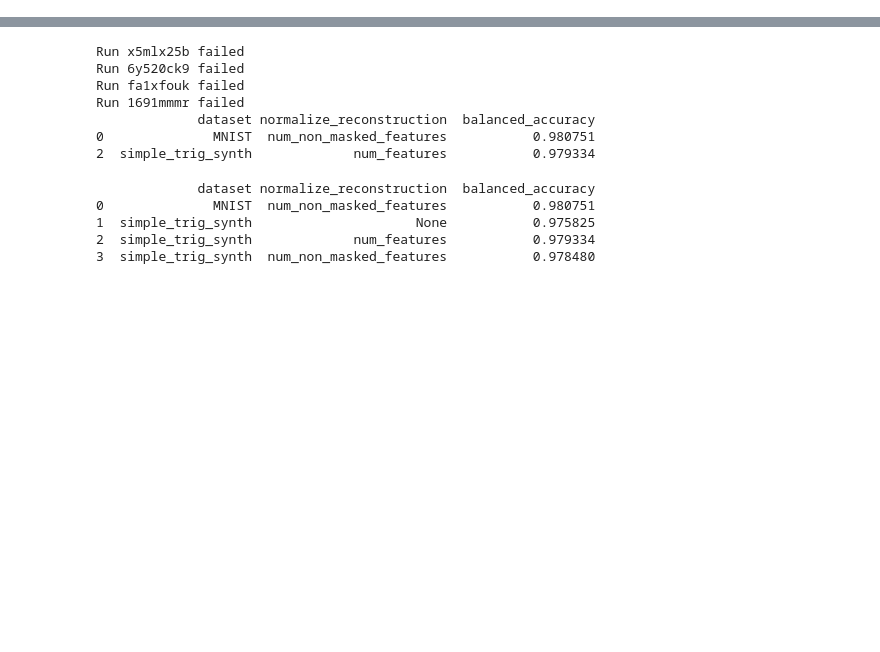
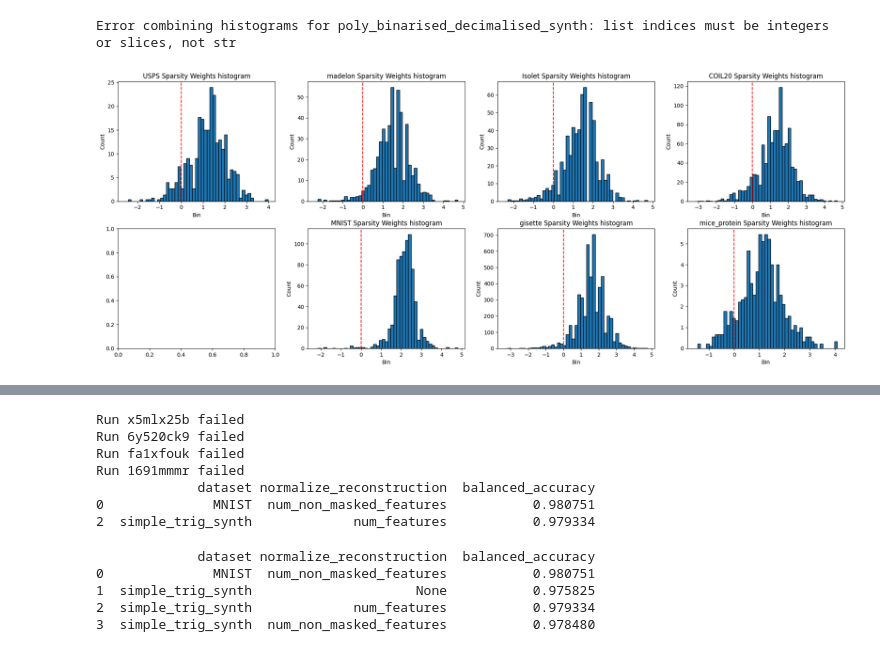
Before and after one commit to evanrex/feature-wise-active-adaptation, a Jupyter notebook: compute_results/mask_visualization.ipynb, the cells around one changed output, grey strips where cells are left out. Drawn from its saved outputs; the diff is of its cells as text; code cells hidden in the pictures; blank space fills up the shorter version.

```diff
--- a/compute_results/mask_visualization.ipynb
+++ b/compute_results/mask_visualization.ipynb
@@ -26,2 +158,38 @@ dataset = run.config["dataset"]
+# %%
+# Determine the layout of the subplots
+# Adjust these values based on your specific number of datasets
+nrows = int(len(hist_dict)**0.5)  # Square root of the number of datasets for rows
+ncols = int(len(hist_dict) / nrows) + (len(hist_dict) % nrows > 0)  # Adjust columns accordingly
+
+fig, axs = plt.subplots(nrows=nrows, ncols=ncols, figsize=(ncols*5, nrows*4))  # Adjust figsize for landscape layout
+fig.tight_layout(pad=3.0)  # Add some padding between plots
+
+for ax, (dataset, histograms) in zip(axs.flatten(), hist_dict.items()):
+    try:
+        bins, values = combine_histograms(histograms)
+    except Exception as e:
+        print(f"Error combining histograms for {dataset}: {e}")
+        continue
+    values /= len(histograms)
+
+    # Calculate bin widths and bin centers
+    bin_widths = [j - i for i, j in zip(bins[:-1], bins[1:])]
+    bin_centers = [(i + j) / 2 for i, j in zip(bins[:-1], bins[1:])]
+
+    # Plotting on the specific subplot axis
+    ax.bar(bin_centers, values, width=bin_widths, align='center', edgecolor='black')
+    ax.set_xlabel('Bin')
+    ax.set_ylabel('Count')
+    ax.axvline(x=0, color='red', linestyle='--')
+    ax.set_title(f'{dataset} Sparsity Weights histogram')
+
+# Adjust if the number of datasets is not a perfect square to hide empty subplots
+for ax in axs.flatten()[len(hist_dict):]:
+    ax.set_visible(False)
+
+plt.show()
+# %% [output]
+Error combining histograms for poly_binarised_decimalised_synth: list indices must be integers or slices, not str
+[figure, added]
 # %%
 hist = run.summary['best_mask_parameters']
```
Also changed, not shown: parts of 8 cells of this notebook, 1 other file.
